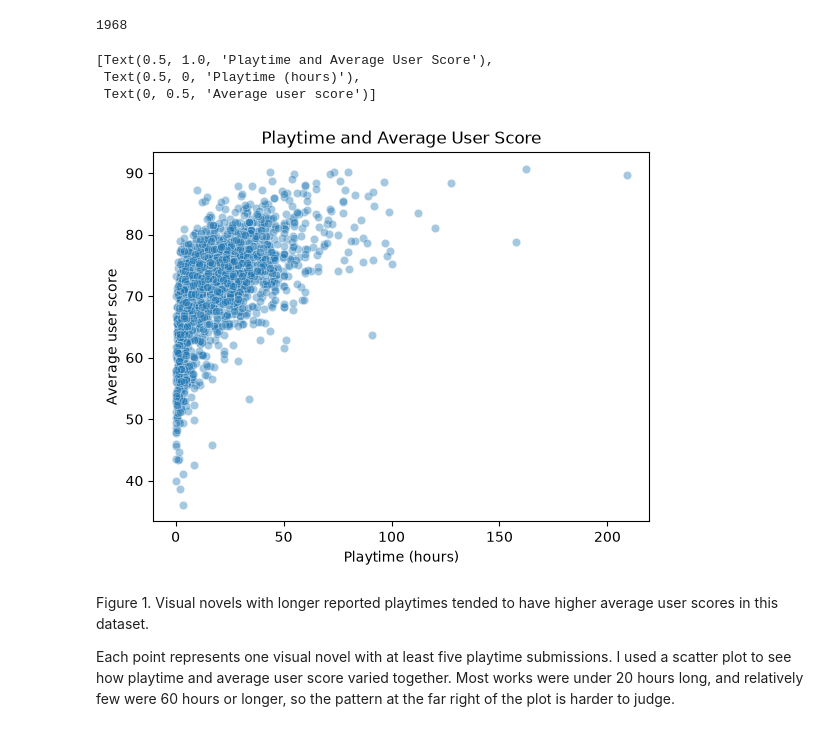
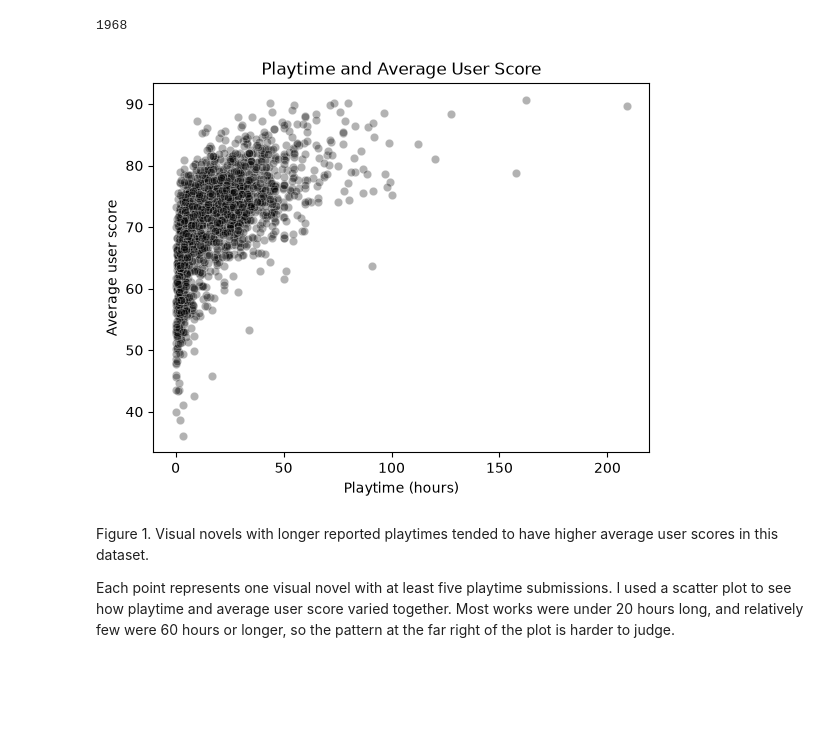
Before and after one commit to Bob0414/vndb-playtime-analysis, a Jupyter notebook: VN.ipynb, the cells around one changed output. Cells and saved outputs as stored; diff of their text form; code cells hidden in the pictures; blank space fills up the shorter version.

```diff
--- a/VN.ipynb
+++ b/VN.ipynb
@@ -393,0 +147,9 @@ More pages: False
+# %%
+import matplotlib.pyplot as plt
+import seaborn as sns
+
+from eda import get_study_tags, load_works, make_tag_table, select_playtimes
+
+vn_data = load_works("data/vndb_eda.json")
+print("Rows and columns:", vn_data.shape)
+print("Unique work IDs:", vn_data["id"].nunique())
@@ -433,27 +198,19 @@ Among the 3,703 works with a recorded playtime, the median playtime was 820 minu
 # %% [markdown]
 ## Playtime and Average Score
 # %%
-playtime_data = vn_data[vn_data["length_votes"] >= 5]
+playtime_data = select_playtimes(vn_data)
 len(playtime_data)
 # %% [output]
 1968
 # %%
-import seaborn as sns
-
-playtime_data = playtime_data.copy()
-playtime_data["length_hours"] = playtime_data["length_minutes"] / 60
-
-ax = sns.scatterplot(data=playtime_data, x="length_hours", y="average", alpha=0.4)
-ax.set(
-    title="Playtime and Average User Score",
-    xlabel="Playtime (hours)",
-    ylabel="Average user score",
-)
+fig, ax = plt.subplots()
+sns.scatterplot(data=playtime_data, x="length_hours", y="average",
+                color="black", alpha=0.3, ax=ax)
+ax.set(title="Playtime and Average User Score",
+       xlabel="Playtime (hours)", ylabel="Average user score")
+plt.show()
 # %% [output]
-[Text(0.5, 1.0, 'Playtime and Average User Score'),
- Text(0.5, 0, 'Playtime (hours)'),
- Text(0, 0.5, 'Average user score')]
-[figure, old version]
+[figure, new version]
 # %% [markdown]
 Figure 1. Visual novels with longer reported playtimes tended to have higher average user scores in this dataset.
 
```
Also changed, not shown: parts of 40 cells of this notebook, 1 other file.
